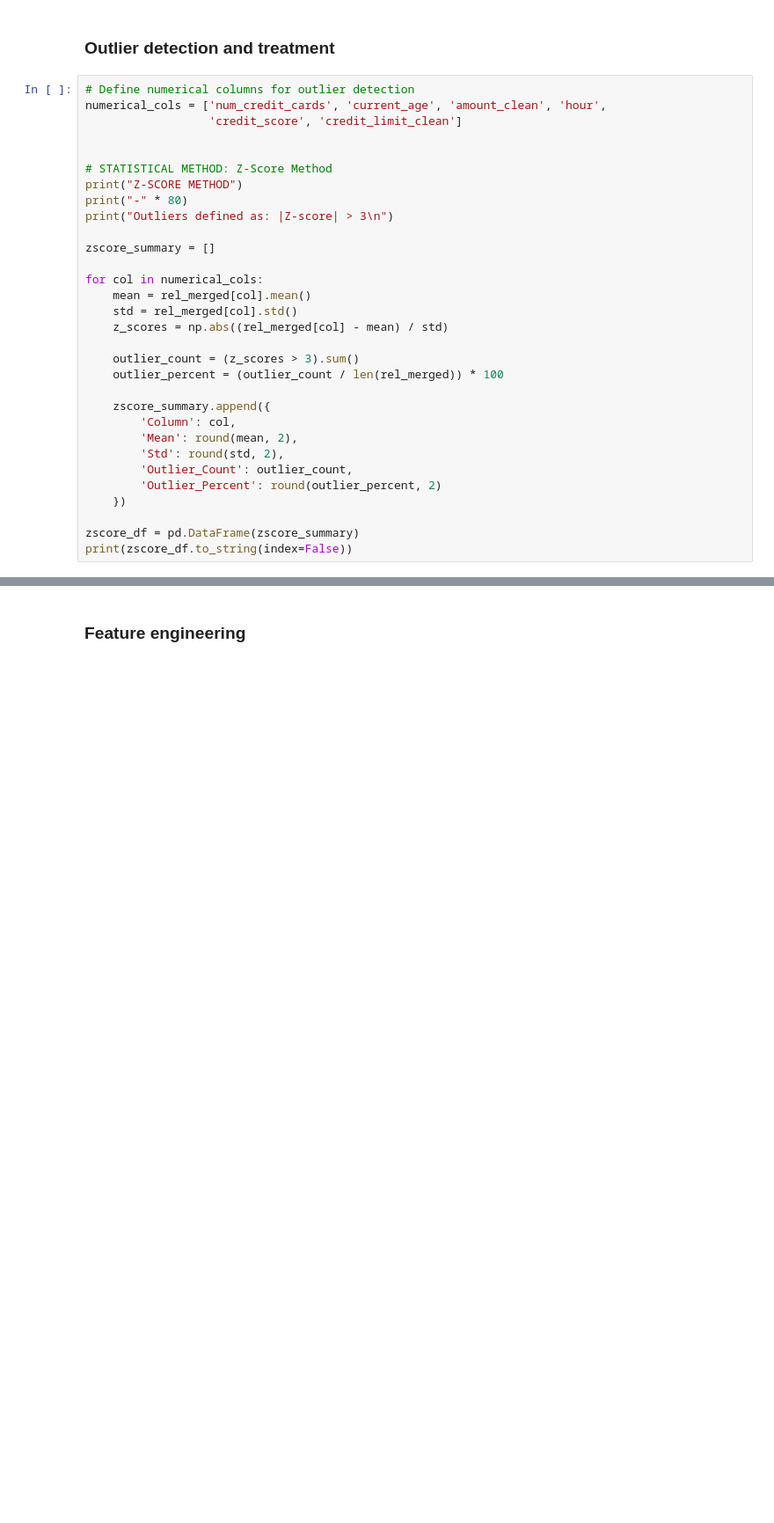
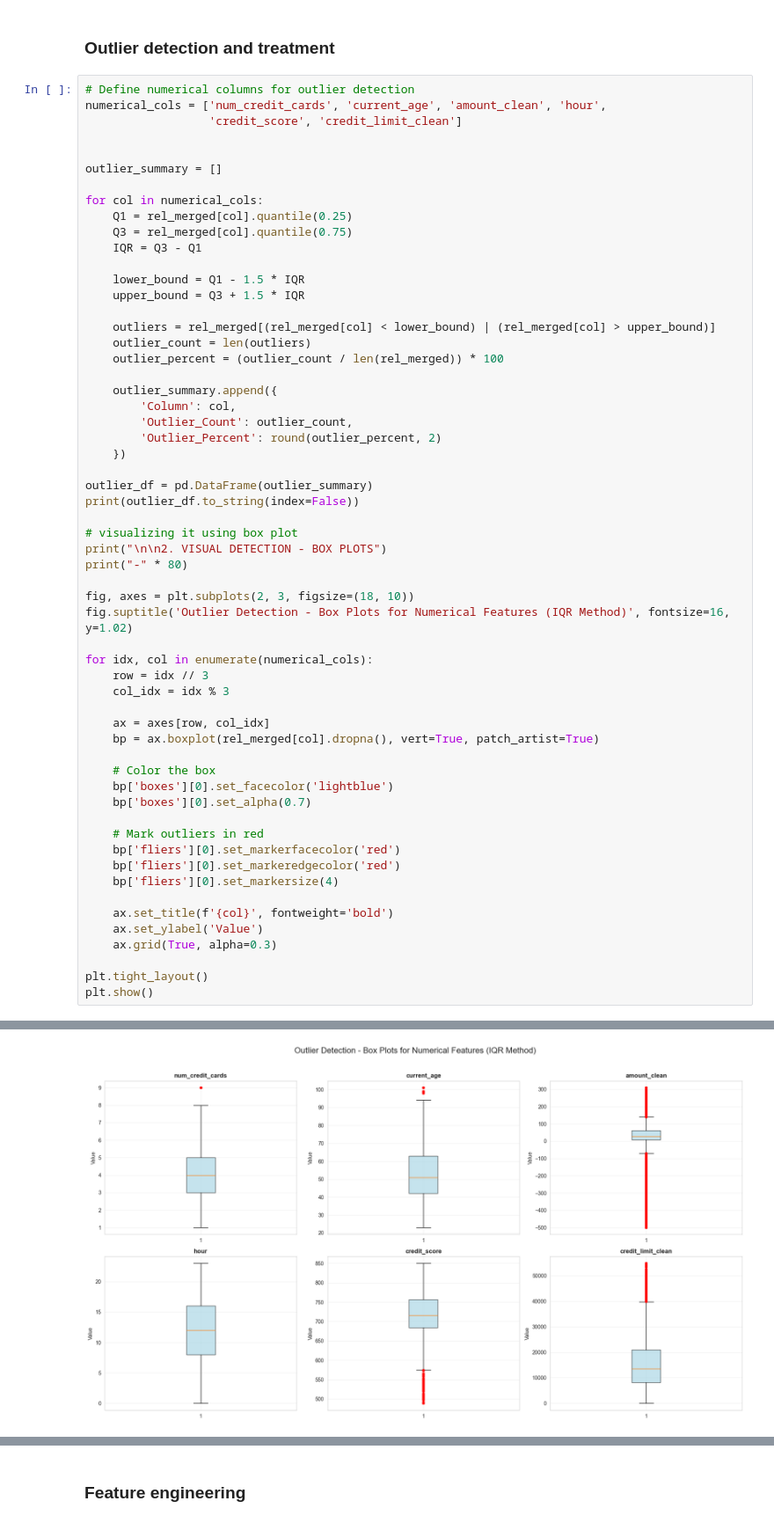
Before and after one commit to babdudu/dataMining, a Jupyter notebook: Project.ipynb, the cells around one changed output, grey strips where cells are left out. Shown at 88% size. Saved outputs shown, nothing was run; the diff lists cells and outputs as text; blank space fills up the shorter version.

Commit message:
find better way for outlier det

```diff
--- a/Project.ipynb
+++ b/Project.ipynb
@@ -1729,29 +1729,56 @@ numerical_cols = ['num_credit_cards', 'current_age', 'amount_clean', 'hour',
                   'credit_score', 'credit_limit_clean']
 
 
-# STATISTICAL METHOD: Z-Score Method
-print("Z-SCORE METHOD")
-print("-" * 80)
-print("Outliers defined as: |Z-score| > 3\n")
-
-zscore_summary = []
+outlier_summary = []
 
 for col in numerical_cols:
-    mean = rel_merged[col].mean()
-    std = rel_merged[col].std()
-    z_scores = np.abs((rel_merged[col] - mean) / std)
+    Q1 = rel_merged[col].quantile(0.25)
+    Q3 = rel_merged[col].quantile(0.75)
+    IQR = Q3 - Q1
 
-    outlier_count = (z_scores > 3).sum()
+    lower_bound = Q1 - 1.5 * IQR
+    upper_bound = Q3 + 1.5 * IQR
+
+    outliers = rel_merged[(rel_merged[col] < lower_bound) | (rel_merged[col] > upper_bound)]
+    outlier_count = len(outliers)
     outlier_percent = (outlier_count / len(rel_merged)) * 100
 
-    zscore_summary.append({
+    outlier_summary.append({
         'Column': col,
-        'Mean': round(mean, 2),
-        'Std': round(std, 2),
         'Outlier_Count': outlier_count,
         'Outlier_Percent': round(outlier_percent, 2)
     })
 
-zscore_df = pd.DataFrame(zscore_summary)
-print(zscore_df.to_string(index=False))
+outlier_df = pd.DataFrame(outlier_summary)
+print(outlier_df.to_string(index=False))
+
+# visualizing it using box plot
+print("\n\n2. VISUAL DETECTION - BOX PLOTS")
+print("-" * 80)
+
+fig, axes = plt.subplots(2, 3, figsize=(18, 10))
+fig.suptitle('Outlier Detection - Box Plots for Numerical Features (IQR Method)', fontsize=16, y=1.02)
+
+for idx, col in enumerate(numerical_cols):
+    row = idx // 3
+    col_idx = idx % 3
+
+    ax = axes[row, col_idx]
+    bp = ax.boxplot(rel_merged[col].dropna(), vert=True, patch_artist=True)
+
+    # Color the box
+    bp['boxes'][0].set_facecolor('lightblue')
+    bp['boxes'][0].set_alpha(0.7)
+
+    # Mark outliers in red
+    bp['fliers'][0].set_markerfacecolor('red')
+    bp['fliers'][0].set_markeredgecolor('red')
+    bp['fliers'][0].set_markersize(4)
+
+    ax.set_title(f'{col}', fontweight='bold')
+    ax.set_ylabel('Value')
+    ax.grid(True, alpha=0.3)
+
+plt.tight_layout()
+plt.show()
 # %% [output]
@@ -1768,0 +1796 @@ credit_limit_clean 15713.79 12213.00          14853             1.31
+[figure, added]
```
Also changed, not shown: parts of 4 cells of this notebook.
